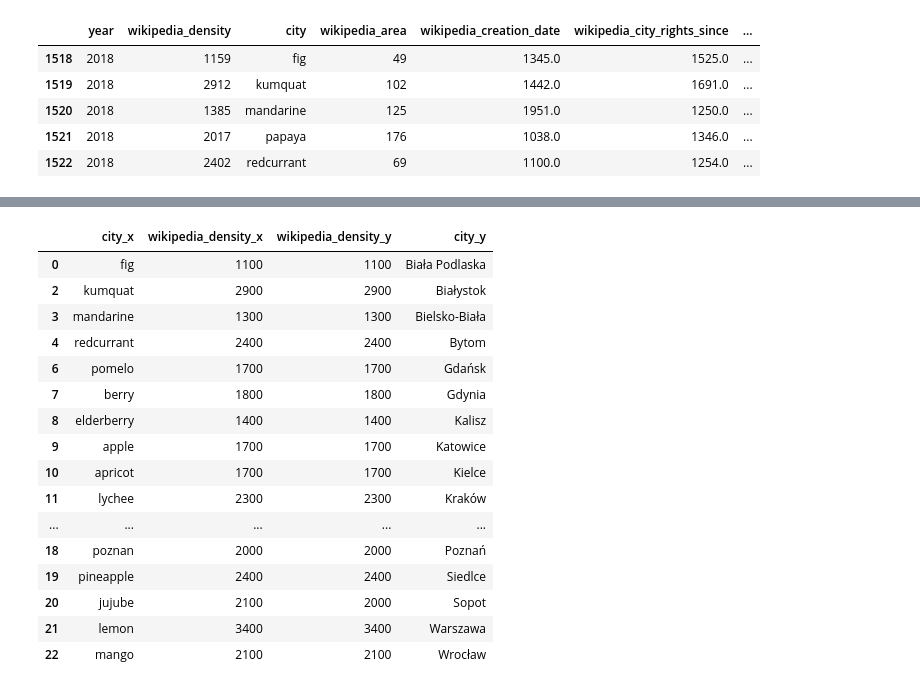
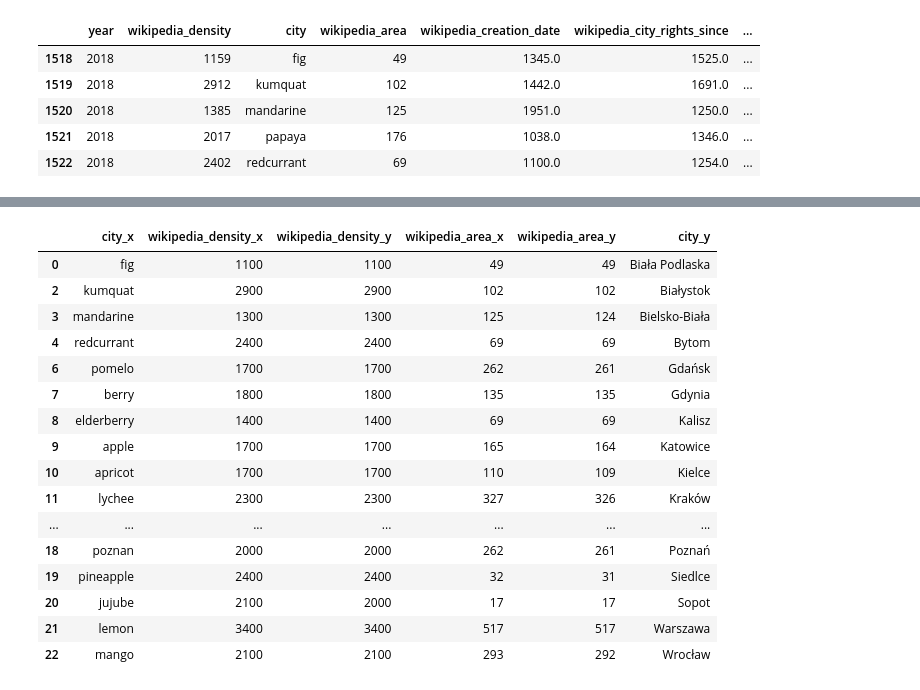
Before and after one commit to KonradJadwizyc/Hackathon-16.11.2019, a Jupyter notebook: codes/Python/hackathon.ipynb, the cells around one changed output, grey strips where cells are left out. Saved outputs shown, nothing was run; the diff lists cells and outputs as text; code cells hidden in the pictures.

Commit message:
miasta mapa

```diff
--- a/codes/Python/hackathon.ipynb
+++ b/codes/Python/hackathon.ipynb
@@ -73,7 +73,6 @@ cities.head()
 | 1521 | 2018 | 2017 | papaya | 176 | 1038.0 | 1346.0 | ... |
 | 1522 | 2018 | 2402 | redcurrant | 69 | 1100.0 | 1254.0 | ... |
 # %%
-cities['wikipedia_area'] = (cities['wikipedia_area']/10).astype(int)*10
 cities['wikipedia_nr_of_people'] = (cities['wikipedia_nr_of_people']/100).astype(int)*100
 cities['wikipedia_density'] = (cities['wikipedia_density']/100).astype(int)*100
 # %%
@@ -108,5 +109,5 @@ miasta_z_wiki = miasta_z_wiki.rename(columns={"area": "wikipedia_area", "people"
 # %%
-miasta_z_wiki['wikipedia_area'] = (miasta_z_wiki['wikipedia_area']/10).astype(int)*10
+miasta_z_wiki['wikipedia_area'] = (miasta_z_wiki['wikipedia_area']/100).astype(int)
 miasta_z_wiki['wikipedia_nr_of_people'] = (miasta_z_wiki['wikipedia_nr_of_people']/100).astype(int)*100
 miasta_z_wiki['wikipedia_density'] = (miasta_z_wiki['wikipedia_density']/100).astype(int)*100
 # %%
@@ -114,2 +135,2 @@ cities_merge = cities.merge(miasta_z_wiki, left_on=['wikipedia_nr_of_people'], r
 # %%
-cities_merge = cities_merge.drop(5)
+cities_merge = cities_merge.drop([1,5,23])
@@ -116,23 +157,23 @@ cities_merge = cities_merge.drop(5)
 # %%
 # pd.concat([cities,miasta_z_wiki], keys=["wikipedia_area"], join ="inner")
-cities_merge[['city_x', 'wikipedia_density_x','wikipedia_density_y','city_y']]
+cities_merge[['city_x', 'wikipedia_density_x','wikipedia_density_y','wikipedia_area_x', 'wikipedia_area_y','city_y']]
 # %% [output]
-|  | city_x | wikipedia_density_x | wikipedia_density_y | city_y |
-| 0 | fig | 1100 | 1100 | Biała Podlaska |
-| 2 | kumquat | 2900 | 2900 | Białystok |
-| 3 | mandarine | 1300 | 1300 | Bielsko-Biała |
-| 4 | redcurrant | 2400 | 2400 | Bytom |
-| 6 | pomelo | 1700 | 1700 | Gdańsk |
-| 7 | berry | 1800 | 1800 | Gdynia |
-| 8 | elderberry | 1400 | 1400 | Kalisz |
-| 9 | apple | 1700 | 1700 | Katowice |
-| 10 | apricot | 1700 | 1700 | Kielce |
-| 11 | lychee | 2300 | 2300 | Kraków |
-| ... | ... | ... | ... | ... |
-| 18 | poznan | 2000 | 2000 | Poznań |
-| 19 | pineapple | 2400 | 2400 | Siedlce |
-| 20 | jujube | 2100 | 2000 | Sopot |
-| 21 | lemon | 3400 | 3400 | Warszawa |
-| 22 | mango | 2100 | 2100 | Wrocław |
+|  | city_x | wikipedia_density_x | wikipedia_density_y | wikipedia_area_x | wikipedia_area_y | city_y |
+| 0 | fig | 1100 | 1100 | 49 | 49 | Biała Podlaska |
+| 2 | kumquat | 2900 | 2900 | 102 | 102 | Białystok |
+| 3 | mandarine | 1300 | 1300 | 125 | 124 | Bielsko-Biała |
+| 4 | redcurrant | 2400 | 2400 | 69 | 69 | Bytom |
+| 6 | pomelo | 1700 | 1700 | 262 | 261 | Gdańsk |
+| 7 | berry | 1800 | 1800 | 135 | 135 | Gdynia |
+| 8 | elderberry | 1400 | 1400 | 69 | 69 | Kalisz |
+| 9 | apple | 1700 | 1700 | 165 | 164 | Katowice |
+| 10 | apricot | 1700 | 1700 | 110 | 109 | Kielce |
+| 11 | lychee | 2300 | 2300 | 327 | 326 | Kraków |
+| ... | ... | ... | ... | ... | ... | ... |
+| 18 | poznan | 2000 | 2000 | 262 | 261 | Poznań |
+| 19 | pineapple | 2400 | 2400 | 32 | 31 | Siedlce |
+| 20 | jujube | 2100 | 2000 | 17 | 17 | Sopot |
+| 21 | lemon | 3400 | 3400 | 517 | 517 | Warszawa |
+| 22 | mango | 2100 | 2100 | 293 | 292 | Wrocław |
 # %%
 #pd df to csv
```
Also changed, not shown: parts of 16 cells of this notebook, 3 other files.
